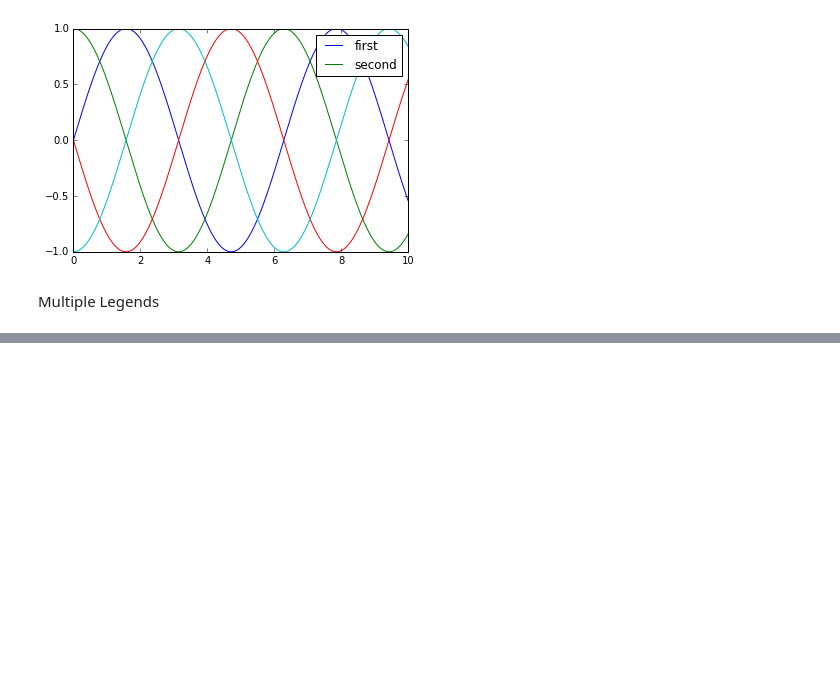
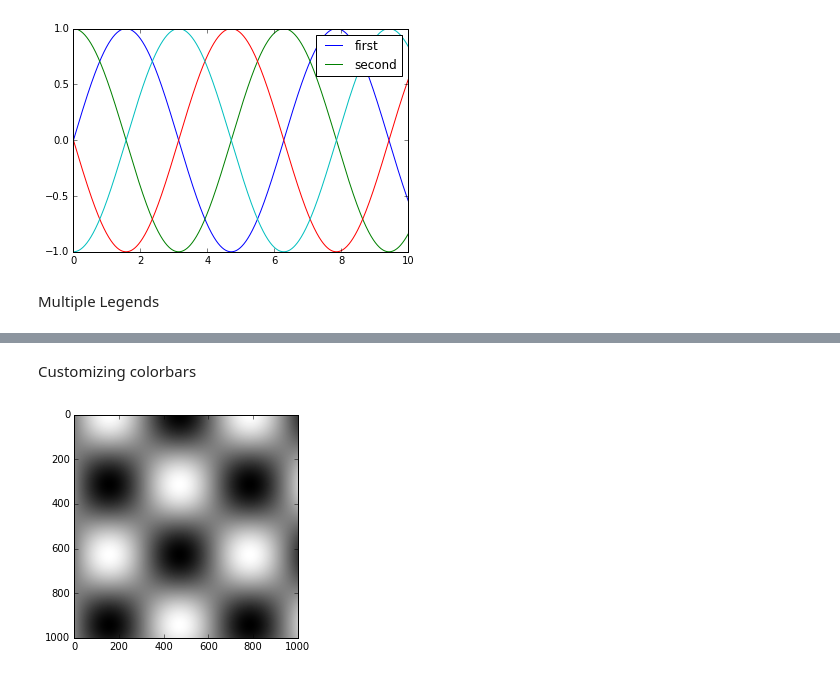
Before and after one commit to yakshithav/internship, a Jupyter notebook: matp1.ipynb, the cells around one changed output, grey strips where cells are left out. Saved outputs shown, nothing was run; the diff lists cells and outputs as text; code cells hidden in the pictures; blank space fills up the shorter version.

```diff
--- a/matp1.ipynb
+++ b/matp1.ipynb
@@ -371,0 +409,6 @@ Multiple Legends
+# %% [markdown]
+Customizing colorbars
+# %%
+plt.imshow(I, cmap='gray');
+# %% [output]
+[figure, added]
```
Also changed, not shown: parts of 2 cells of this notebook.
